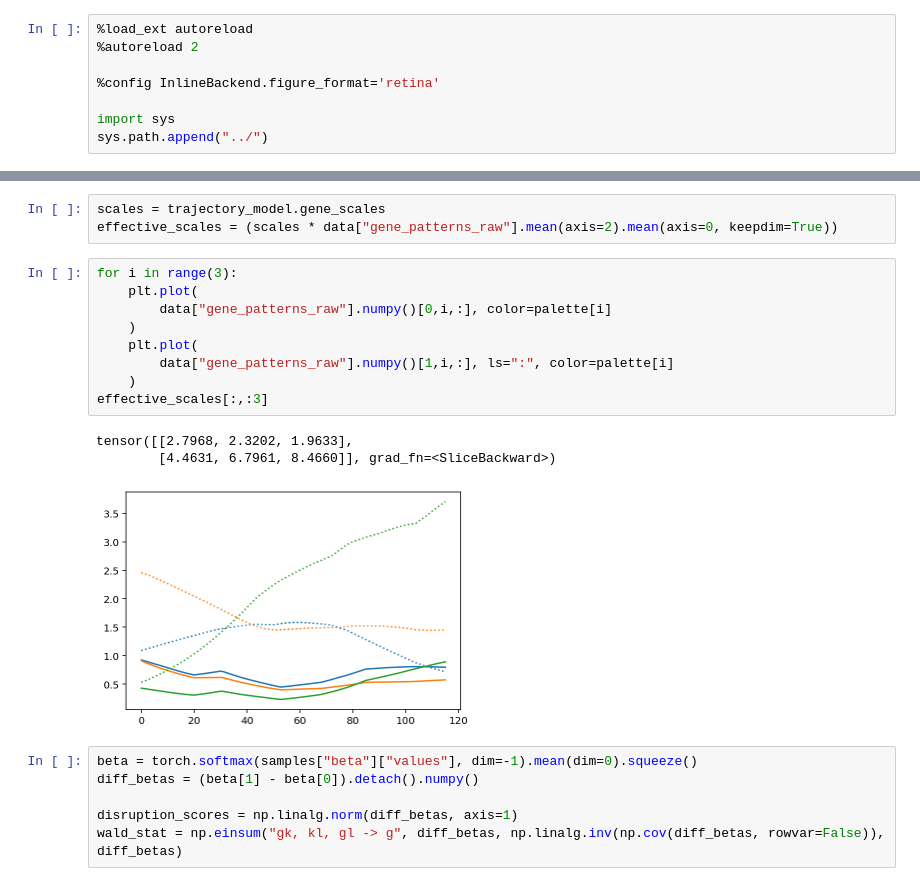
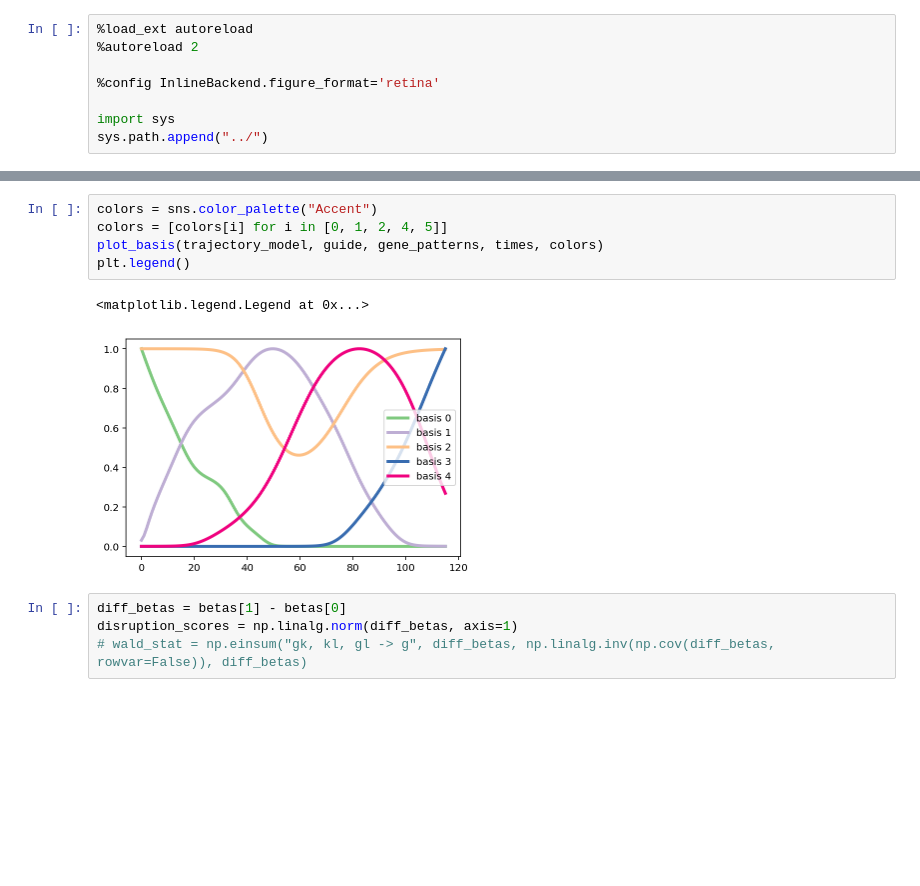
Before and after one commit to azizilab/decipher, a Jupyter notebook: tutorial/basis decomposition.ipynb, the cells around one changed output, grey strips where cells are left out. Cells and saved outputs as stored; diff of their text form; blank space fills up the shorter version.

```diff
--- a/tutorial/basis decomposition.ipynb
+++ b/tutorial/basis decomposition.ipynb
@@ -53,22 +57,12 @@ trajectory_model, guide, times, samples = compute_basis_decomposition(
-# %%
-scales = trajectory_model.gene_scales
-effective_scales = (scales * data["gene_patterns_raw"].mean(axis=2).mean(axis=0, keepdim=True))
-# %%
-for i in range(3):
-    plt.plot(
-        data["gene_patterns_raw"].numpy()[0,i,:], color=palette[i]
-    )
-    plt.plot(
-        data["gene_patterns_raw"].numpy()[1,i,:], ls=":", color=palette[i]
-    )
-effective_scales[:,:3]
-# %% [output]
-tensor([[2.7968, 2.3202, 1.9633],
-        [4.4631, 6.7961, 8.4660]], grad_fn=<SliceBackward>)
-[figure, removed]
+# %%
+colors = sns.color_palette("Accent")
+colors = [colors[i] for i in [0, 1, 2, 4, 5]]
+plot_basis(trajectory_model, guide, gene_patterns, times, colors)
+plt.legend()
+# %% [output]
+<matplotlib.legend.Legend at 0x...>
+[figure, added]
 # %%
-beta = torch.softmax(samples["beta"]["values"], dim=-1).mean(dim=0).squeeze()
-diff_betas = (beta[1] - beta[0]).detach().numpy()
-
+diff_betas = betas[1] - betas[0]
 disruption_scores = np.linalg.norm(diff_betas, axis=1)
-wald_stat = np.einsum("gk, kl, gl -> g", diff_betas, np.linalg.inv(np.cov(diff_betas, rowvar=False)), diff_betas)
+# wald_stat = np.einsum("gk, kl, gl -> g", diff_betas, np.linalg.inv(np.cov(diff_betas, rowvar=False)), diff_betas)
```
Also changed, not shown: parts of 7 cells of this notebook, 2 other files.
